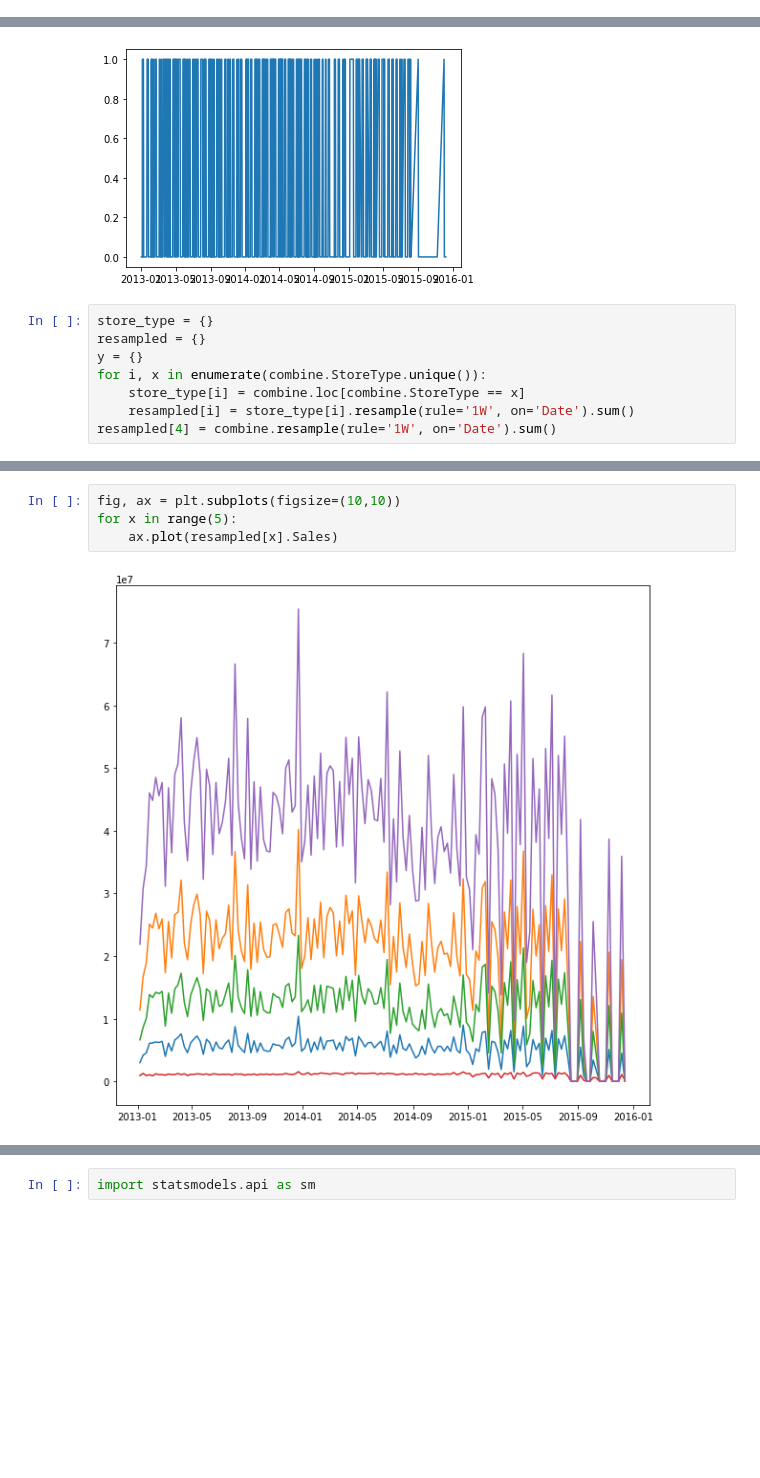
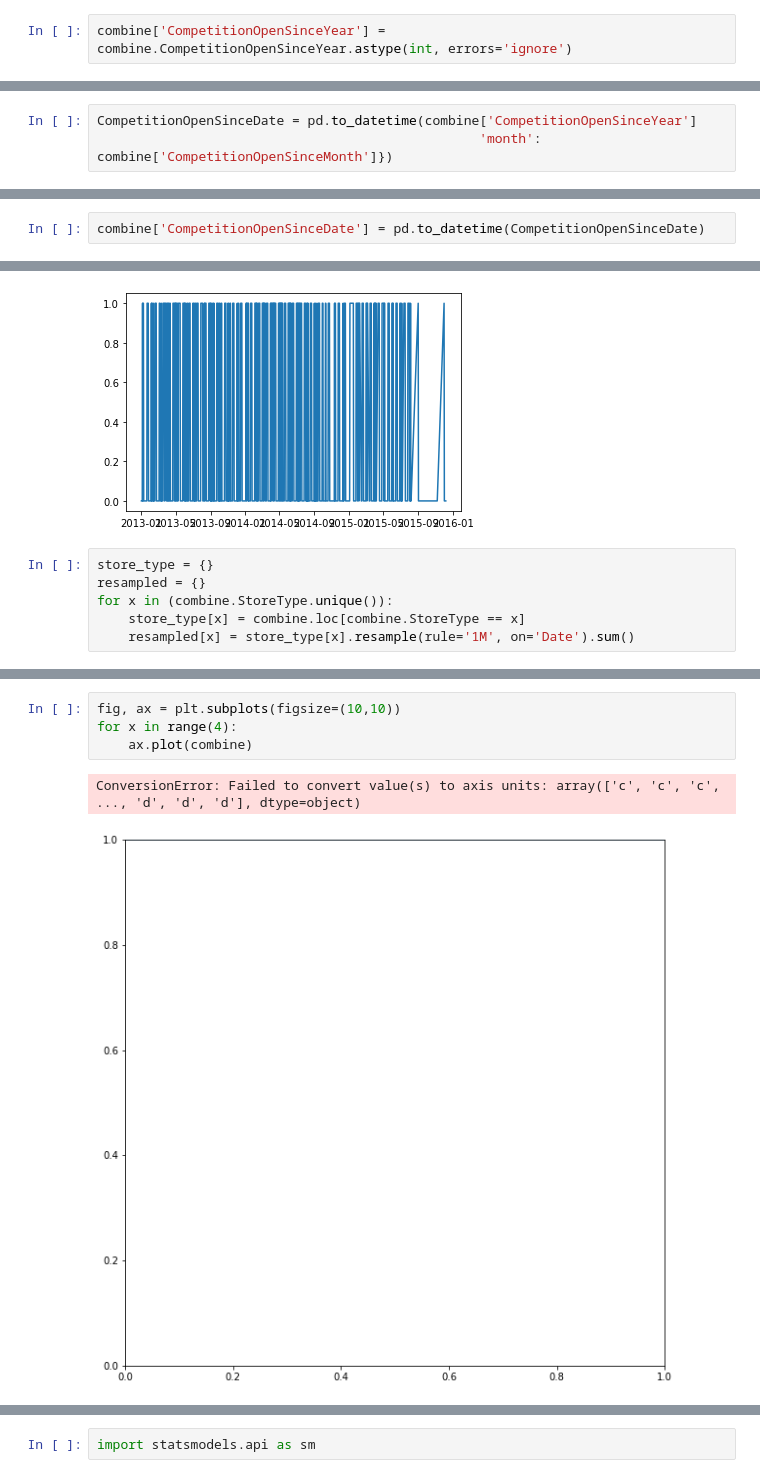
Before and after one commit to peterprescott/sales-data, a Jupyter notebook: notebook.ipynb, the cells around one changed output, grey strips where cells are left out. Saved outputs shown, nothing was run; the diff lists cells and outputs as text; blank space fills up the shorter version.

```diff
--- a/notebook.ipynb
+++ b/notebook.ipynb
@@ -331,0 +455,2 @@ combine = pd.merge(store, properDates, on='Store')
+# %%
+combine['CompetitionOpenSinceYear'] = combine.CompetitionOpenSinceYear.astype(int, errors='ignore')
@@ -331,0 +461,3 @@ combine = pd.merge(store, properDates, on='Store')
+# %%
+CompetitionOpenSinceDate = pd.to_datetime(combine['CompetitionOpenSinceYear']
+                                                 'month': combine['CompetitionOpenSinceMonth']})
@@ -331,0 +480,2 @@ combine = pd.merge(store, properDates, on='Store')
+# %%
+combine['CompetitionOpenSinceDate'] = pd.to_datetime(CompetitionOpenSinceDate)
@@ -343,8 +506,6 @@ plt.plot(store1.Date, store1.Promo)
 # %%
 store_type = {}
 resampled = {}
-y = {}
-for i, x in enumerate(combine.StoreType.unique()):
-    store_type[i] = combine.loc[combine.StoreType == x]
-    resampled[i] = store_type[i].resample(rule='1W', on='Date').sum()
-resampled[4] = combine.resample(rule='1W', on='Date').sum()
+for x in (combine.StoreType.unique()):
+    store_type[x] = combine.loc[combine.StoreType == x]
+    resampled[x] = store_type[x].resample(rule='1M', on='Date').sum()
@@ -351,6 +545,7 @@ resampled[4] = combine.resample(rule='1W', on='Date').sum()
 # %%
 fig, ax = plt.subplots(figsize=(10,10))
-for x in range(5):
-    ax.plot(resampled[x].Sales)
+for x in range(4):
+    ax.plot(combine)
 # %% [output]
+ConversionError: Failed to convert value(s) to axis units: array(['c', 'c', 'c', ..., 'd', 'd', 'd'], dtype=object)
-[figure, old version]
+[figure, new version]
```
Also changed, not shown: parts of 28 cells of this notebook.
